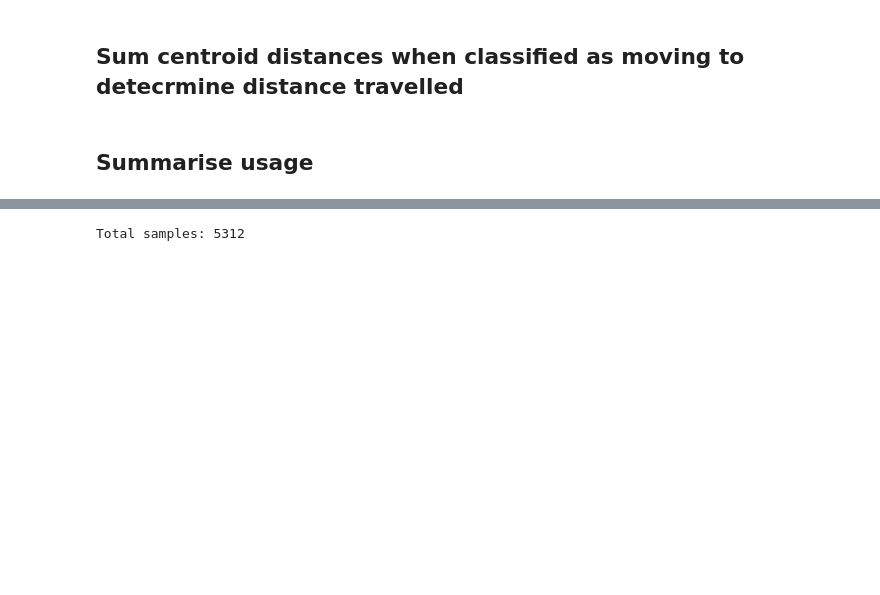
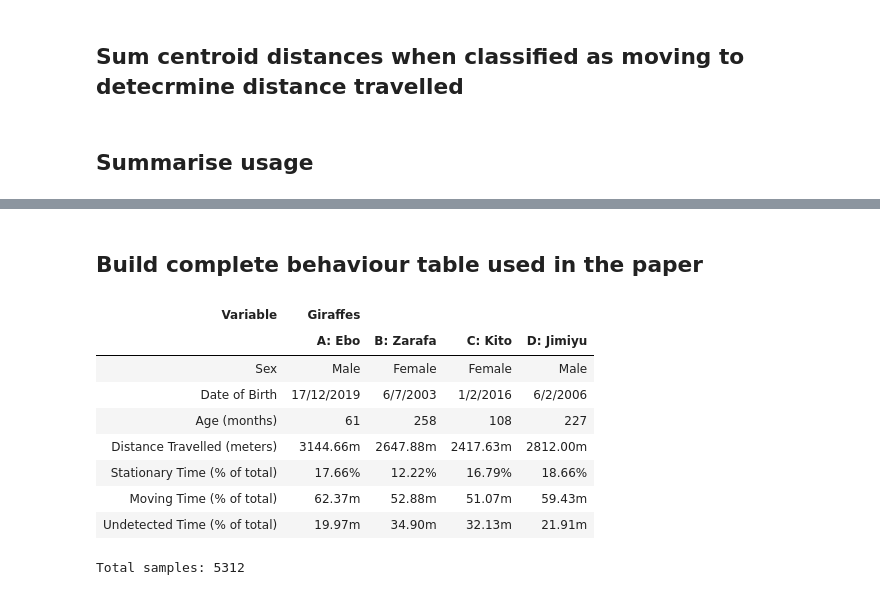
Before and after one commit to wildlifelabs/realtime-welfare, a Jupyter notebook: analysis-location.ipynb, the cells around one changed output, grey strips where cells are left out. Saved outputs shown, nothing was run; the diff lists cells and outputs as text; code cells hidden in the pictures; blank space fills up the shorter version.

```diff
--- a/analysis-location.ipynb
+++ b/analysis-location.ipynb
@@ -236,3 +239,75 @@ display(HTML(df.to_html(index=False)))
+# %% [markdown]
+## Build complete behaviour table used in the paper
+# %%
+from datetime import datetime
+from dateutil.relativedelta import relativedelta
+import pandas as pd
+from IPython.display import HTML
+
+
+fmt = "%d/%m/%Y"
+date_of_publication = "01/02/2025"
+
+def months_between(start: str, end: str) -> int:
+    s = datetime.strptime(start, fmt)
+    e = datetime.strptime(end, fmt)
+    rd = relativedelta(e, s)
+    return (rd.years * 12) + rd.months
+
+
+def extract_value(table, name, key):
+    for index, row_name in enumerate(table["Name"]):
+        if row_name == name:
+            return table[key][index]
+    raise Exception(f"Can't find {name} {key}")
+
+
+tbl = {}
+tbl[" "] = [
+    "Sex",
+    "Date of Birth",
+    "Age (months)",
+    "Distance Travelled (meters)",
+    "Stationary Time (% of total)",
+    "Moving Time (% of total)",
+    "Undetected Time (% of total)"
+]
+tbl["A: Ebo"] = ["Male", "17/12/2019"]
+tbl["B: Zarafa"] = ["Female", "6/7/2003"]
+tbl["C: Kito"] = ["Female", "1/2/2016"]
+tbl["D: Jimiyu"] = ["Male", "6/2/2006"]
+
+for key in tbl.keys():
+    if key != " ":
+        tbl[key].append(months_between(tbl[key][1],date_of_publication))
+
+for key in tbl.keys():
+    if key != " ":
+        tbl[key].append(f"{extract_value(s_tbl, key[3:], 'Total Distance'):.2f}m")
+        tbl[key].append(f"{extract_value(s_tbl, key[3:], 'Dwell'):.2f}%")
+        tbl[key].append(f"{extract_value(s_tbl, key[3:], 'Move'):.2f}m")
+        tbl[key].append(f"{extract_value(s_tbl, key[3:], 'Not Detected'):.2f}m")
+
+df = pd.DataFrame(tbl)
+df.columns = pd.MultiIndex.from_tuples([
+    ("Variable", " "),
+    ("Giraffes", "A: Ebo"),
+    ("Giraffes", "B: Zarafa"),
+    ("Giraffes", "C: Kito"),
+    ("Giraffes", "D: Jimiyu"),
+])
+pd.set_option('display.max_colwidth', None)
+display(HTML(df.to_html(index=False).replace("<th colspan=\"4\" halign=\"left\">","<th colspan=\"4\" style=\"text-align:center\">")))
+# %% [output]
+| Variable | Giraffes |  |  |  |
+|  | A: Ebo | B: Zarafa | C: Kito | D: Jimiyu |
+| Sex | Male | Female | Female | Male |
+| Date of Birth | 17/12/2019 | 6/7/2003 | 1/2/2016 | 6/2/2006 |
+| Age (months) | 61 | 258 | 108 | 227 |
+| Distance Travelled (meters) | 3144.66m | 2647.88m | 2417.63m | 2812.00m |
+| Stationary Time (% of total) | 17.66% | 12.22% | 16.79% | 18.66% |
+| Moving Time (% of total) | 62.37m | 52.88m | 51.07m | 59.43m |
+| Undetected Time (% of total) | 19.97m | 34.90m | 32.13m | 21.91m |
 # %%
 print(f"Total samples: {total_samples}")
 # %% [output]
```
Also changed, not shown: parts of 2 cells of this notebook, 4 other files.
